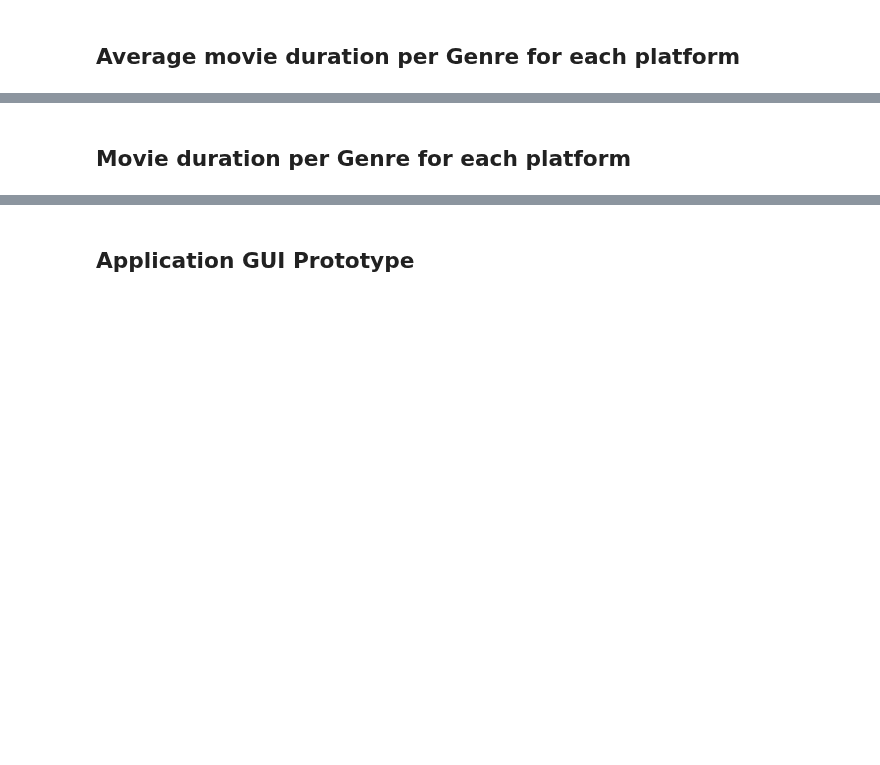
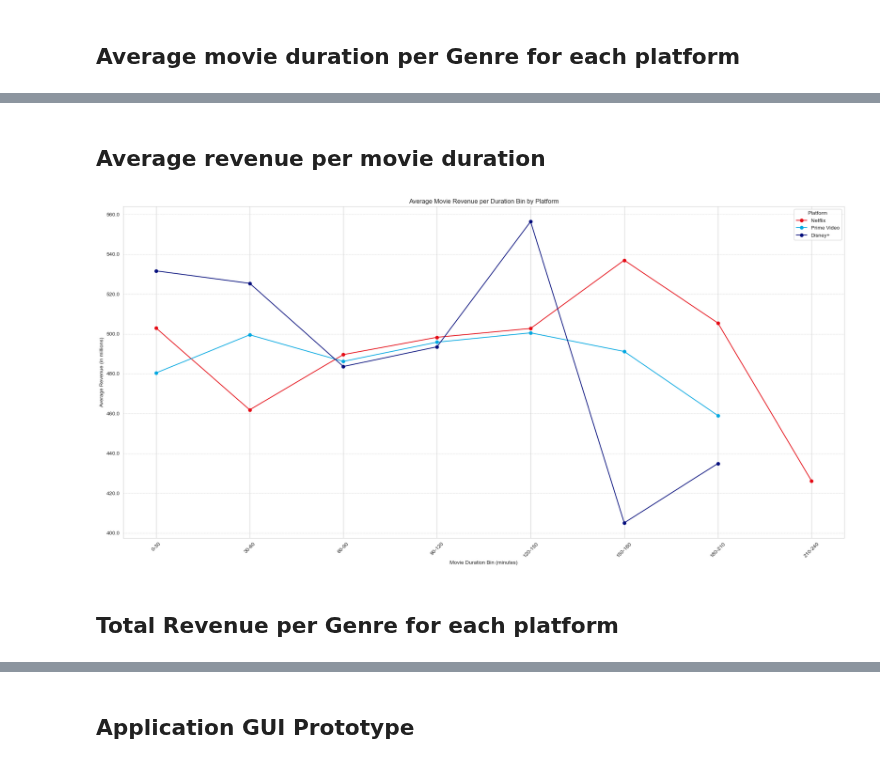
Before and after one commit to ulquyorra-11/Cinemalytics, a Jupyter notebook: notebooks/Samer's Notebooks/samer_results.ipynb, the cells around one changed output, grey strips where cells are left out. Drawn from its saved outputs; the diff is of its cells as text; code cells hidden in the pictures; blank space fills up the shorter version.

```diff
--- a/notebooks/Samer's Notebooks/samer_results.ipynb
+++ b/notebooks/Samer's Notebooks/samer_results.ipynb
@@ -131,2 +121,52 @@ plot_average_movie_duration_per_genre(disney_plus_movies_df, 'Disney+', disney_p
+# %% [markdown]
+## Average revenue per movie duration
+# %%
+# Function to add duration bins and calculate average revenue
+def process_df_for_plotting(df):
+    df['duration_bin'] = pd.cut(df['duration_min'], bins=bins, labels=labels, right=False)
+    # Note the addition of `observed=True` here to prevent the FutureWarning
+    return df.groupby('duration_bin', observed=True)['revenue'].mean().reset_index()
+
+# Define bins for movie durations
+bins = [0, 30, 60, 90, 120, 150, 180, 210, 240]
+labels = ['0-30', '30-60', '60-90', '90-120', '120-150', '150-180', '180-210', '210-240']
+
+# Process each platform's DataFrame
+netflix_data = process_df_for_plotting(netflix_movies_df)
+prime_video_data = process_df_for_plotting(prime_video_movies_df)
+disney_plus_data = process_df_for_plotting(disney_plus_movies_df)
+
+# Define the colors for each platform
+platform_colors = ['#E50914', '#00A8E1', '#000c7c']
+
+# Plotting
+plt.figure(figsize=(20, 10))
+ax = plt.gca()  # Get current axis
+
+# Plot for each platform
+for i, platform_data in enumerate([netflix_data, prime_video_data, disney_plus_data]):
+    plt.plot(platform_data['duration_bin'], platform_data['revenue'], label=['Netflix', 'Prime Video', 'Disney+'][i], color=platform_colors[i], marker='o')
+
+plt.title('Average Movie Revenue per Duration Bin by Platform')
+plt.xlabel('Movie Duration Bin (minutes)')
+
+# Format the y-axis tick labels to show them in millions
+scale_factor = 1e6  # for millions
+ticks_loc = ax.get_yticks().tolist()
+ax.yaxis.set_major_locator(mticker.FixedLocator(ticks_loc))
+ax.set_yticklabels(['{:.1f}'.format(x / scale_factor) for x in ticks_loc])
+
+# Set the y-axis label to indicate the units are in millions
+plt.ylabel('Average Revenue (in millions)')
+
+plt.xticks(rotation=45)
+plt.legend(title='Platform')
+plt.grid(True, which='major', linestyle='--', linewidth=0.5, axis='y')
+plt.tight_layout()
+
+# Show the plot
+plt.show()
+# %% [output]
+[figure, added]
 # %% [markdown]
-## Movie duration per Genre for each platform
+## Total Revenue per Genre for each platform
```
Also changed, not shown: parts of 21 cells of this notebook.
